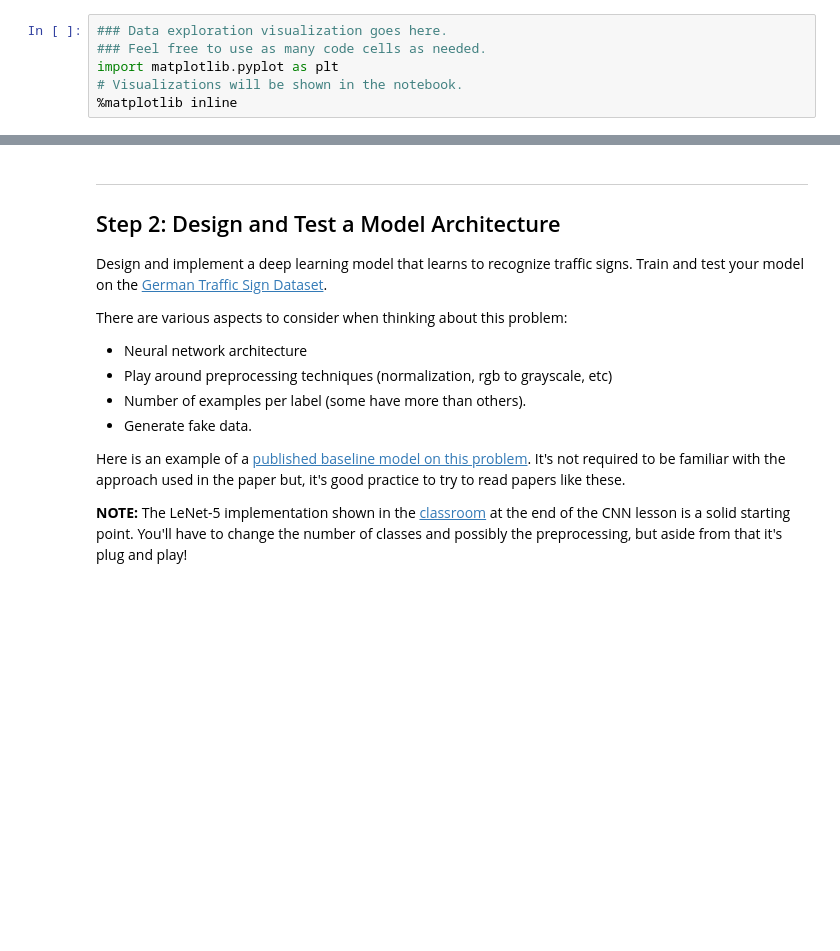
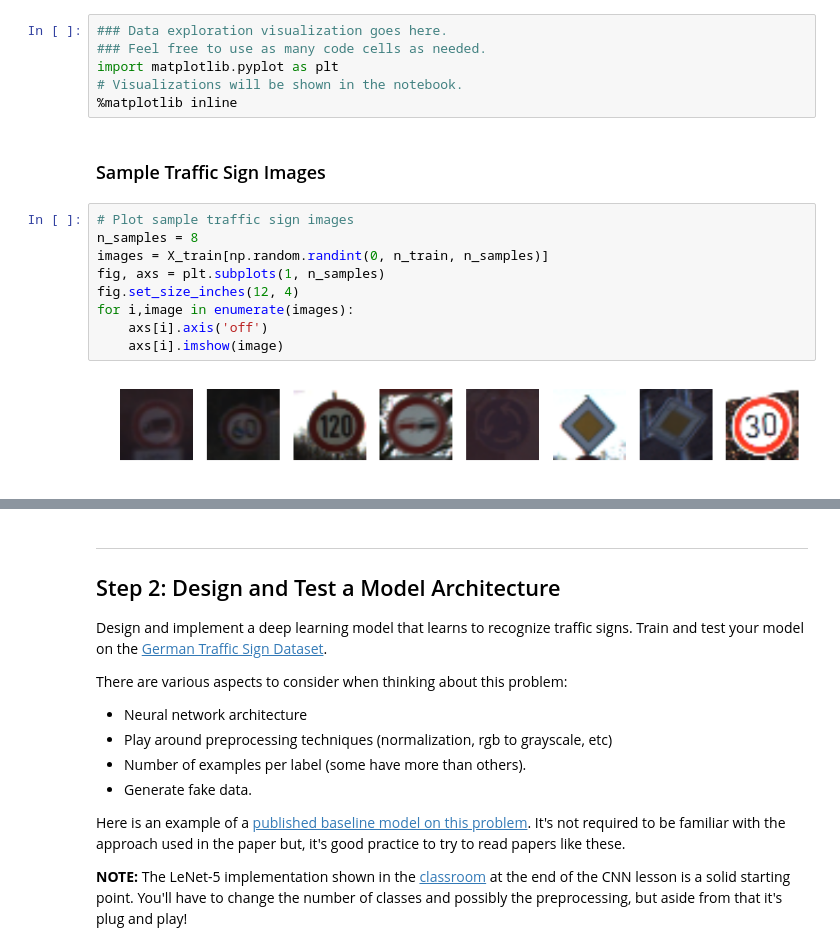
Before and after one commit to vfcosta/CarND-Traffic-Signs, a Jupyter notebook: Traffic_Signs_Recognition.ipynb, the cells around one changed output, grey strips where cells are left out. Drawn from its saved outputs; the diff is of its cells as text; blank space fills up the shorter version.

Commit message:
Plot sample images and class distribution

```diff
--- a/Traffic_Signs_Recognition.ipynb
+++ b/Traffic_Signs_Recognition.ipynb
@@ -79,3 +79,16 @@ The [Matplotlib](http://matplotlib.org/) [examples](http://matplotlib.org/exampl
 import matplotlib.pyplot as plt
 # Visualizations will be shown in the notebook.
 %matplotlib inline
+# %% [markdown]
+### Sample Traffic Sign Images
+# %%
+# Plot sample traffic sign images
+n_samples = 8
+images = X_train[np.random.randint(0, n_train, n_samples)]
+fig, axs = plt.subplots(1, n_samples)
+fig.set_size_inches(12, 4)
+for i,image in enumerate(images):
+    axs[i].axis('off')
+    axs[i].imshow(image)
+# %% [output]
+[figure, added]
```
Also changed, not shown: parts of 2 cells of this notebook.
